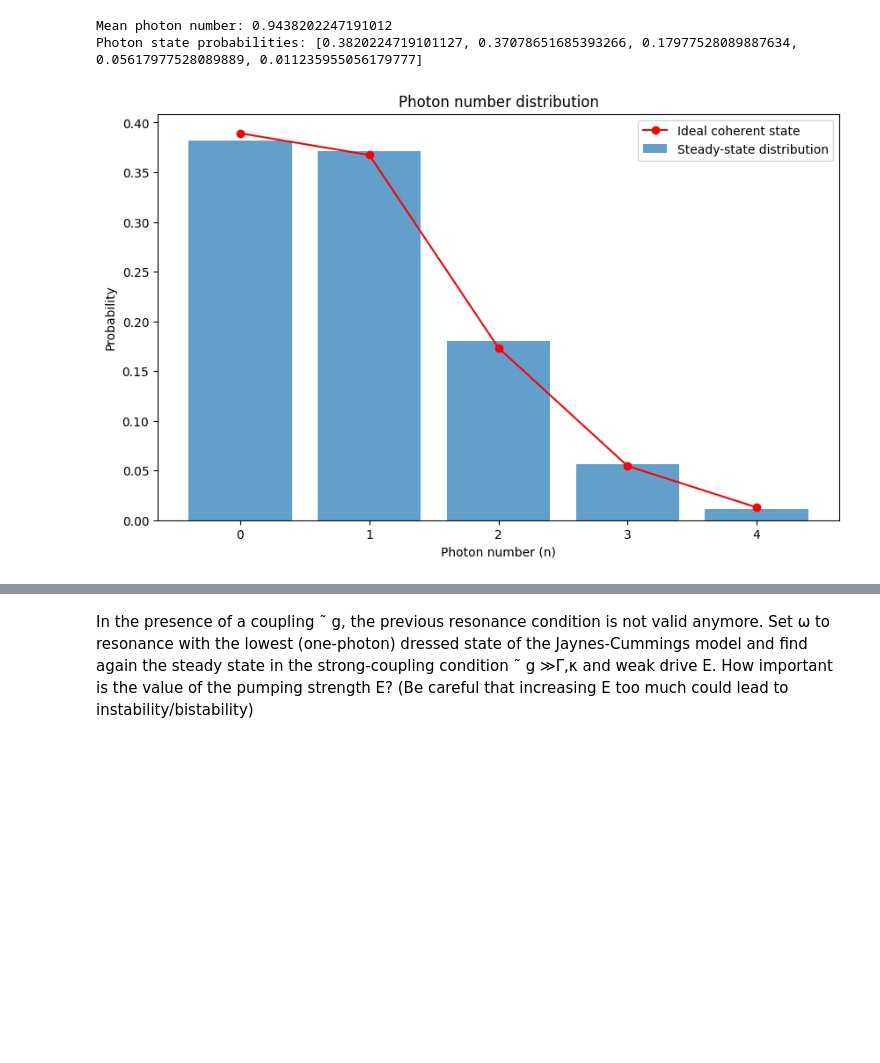
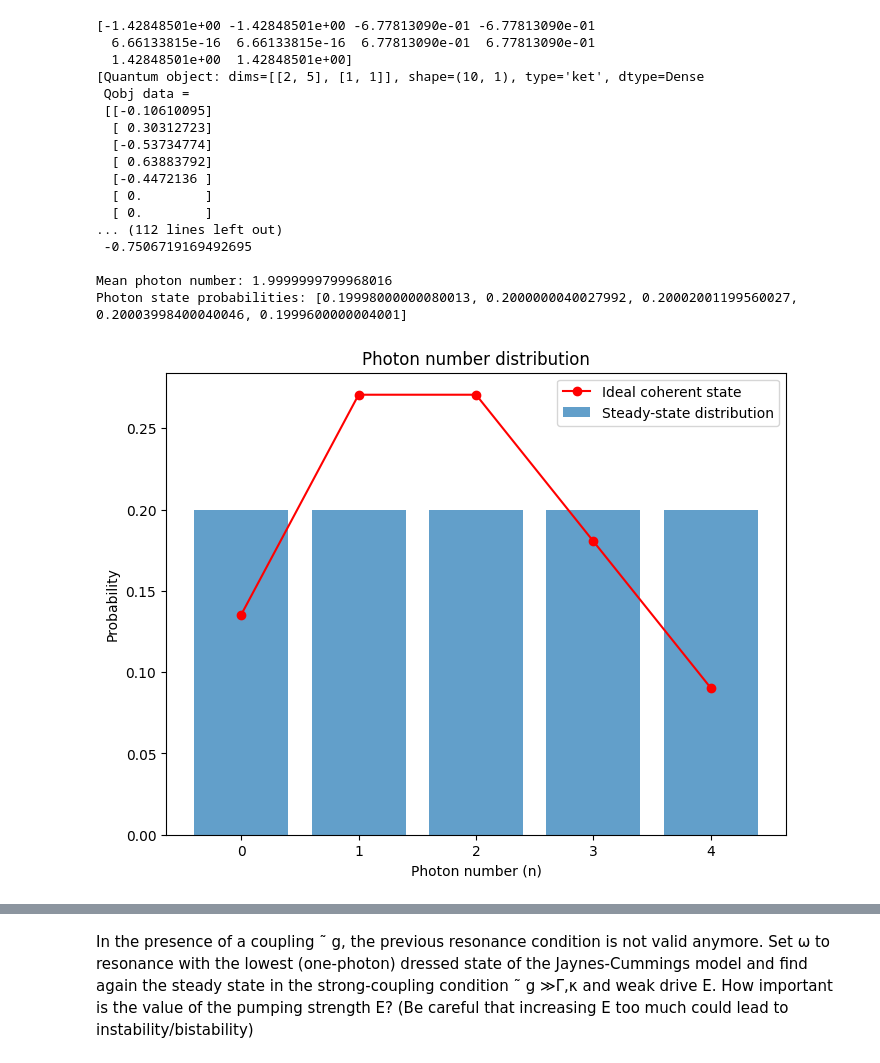
Before and after one commit to GiacomoGasparotto/Cavity-Blockade, a Jupyter notebook: test.ipynb, the cells around one changed output, grey strips where cells are left out. Drawn from its saved outputs; the diff is of its cells as text; code cells hidden in the pictures; blank space fills up the shorter version.

```diff
--- a/test.ipynb
+++ b/test.ipynb
@@ -11,9 +11,9 @@ Delta_c = 0.0  # Detuning of the cavity (omega_c - omega)
 Delta_a = 0.0  # Detuning of the atom (omega_a - omega)
 g = 0.0  # Coupling strength
 
-E = 0.05  # Driving amplitude
-kappa = 0.1  # Cavity decay rate
-gamma = 0.05  # Atomic decay rate
+E = 0.5 # Driving amplitude
+kappa = 0.01  # Cavity decay rate
+gamma = 0.0005  # Atomic decay rate
 
 
 # Operators
@@ -33,6 +33,12 @@ H = Delta_c * (adag_full * a_full) + Delta_a * (sigma_plus_full * sigma_minus_fu
     + g * (sigma_plus_full * a_full + sigma_minus_full * adag_full) \
     + E * (a_full + adag_full)
 
+EigVal, EigVec = H.eigenstates()
+print(EigVal)
+print(EigVec)
+diffEigVal = [e-(e+1) for e in EigVal]
+print("\n", EigVal[1] - EigVal[2], "\n")
+
 # Collapse operators
 collapse_ops = [
     np.sqrt(kappa) * a_full,  # Cavity decay
@@ -44,35 +50,55 @@ psi0 = tensor(basis(2, 0), basis(N, 0))
 
 # Solve the master equation
 dt=0.1
-times = np.arange(0, 500, dt)  # Time range
+times = np.arange(0, 700, dt)  # Time range
 result = mesolve(H, psi0, times, collapse_ops, [adag_full*a_full])
 
 # Steady state
 rho_ss = steadystate(H, collapse_ops)
 
 # Mean photon number
 mean_photon_number = expect(adag_full * a_full, rho_ss)
 print("Mean photon number:", mean_photon_number)
 
 # Steady-state occupation probabilities
 photon_distribution = [rho_ss.ptrace(1).diag()[n] for n in range(N)]
 print("Photon state probabilities:", photon_distribution)
 
 # Coherent state distribution (for comparison)
 coherent_amplitude = np.sqrt(mean_photon_number)
 ideal_distribution = [np.abs(poisson.pmf(n, coherent_amplitude**2)) for n in range(N)]
 #ideal_distribution = [np.exp(-mean_photon_number) * (mean_photon_number ** n) / factorial(n) for n in range(N)]
 
 # Plot the photon number distribution
-plt.figure(figsize=(10, 6))
+plt.figure(figsize=(8, 6))
 plt.bar(range(N), photon_distribution, alpha=0.7, label="Steady-state distribution")
 plt.plot(range(N), ideal_distribution, 'o-', c="red", label="Ideal coherent state")
 plt.xlabel("Photon number (n)")
 plt.ylabel("Probability")
 plt.title("Photon number distribution")
 plt.legend()
 plt.show()
+
+# Plot the master equation
+plt.figure(figsize=(8, 6))
+plt.plot(times, result.expect[0])
+plt.show()
 # %% [output]
-Mean photon number: 0.9438202247191012
-Photon state probabilities: [0.3820224719101127, 0.37078651685393266, 0.17977528089887634, 0.05617977528089889, 0.011235955056179777]
+[-1.42848501e+00 -1.42848501e+00 -6.77813090e-01 -6.77813090e-01
+  6.66133815e-16  6.66133815e-16  6.77813090e-01  6.77813090e-01
+  1.42848501e+00  1.42848501e+00]
+[Quantum object: dims=[[2, 5], [1, 1]], shape=(10, 1), type='ket', dtype=Dense
+ Qobj data =
+ [[-0.10610095]
+  [ 0.30312723]
+  [-0.53734774]
+  [ 0.63883792]
+  [-0.4472136 ]
+  [ 0.        ]
+  [ 0.        ]
+... (112 lines left out)
+ -0.7506719169492695
+
+Mean photon number: 1.9999999799968016
+Photon state probabilities: [0.19998000000080013, 0.2000000040027992, 0.20002001199560027, 0.20003998400040046, 0.1999600000004001]
-[figure, old version]
+[figure, new version]
```
Also changed, not shown: parts of 13 cells of this notebook.
